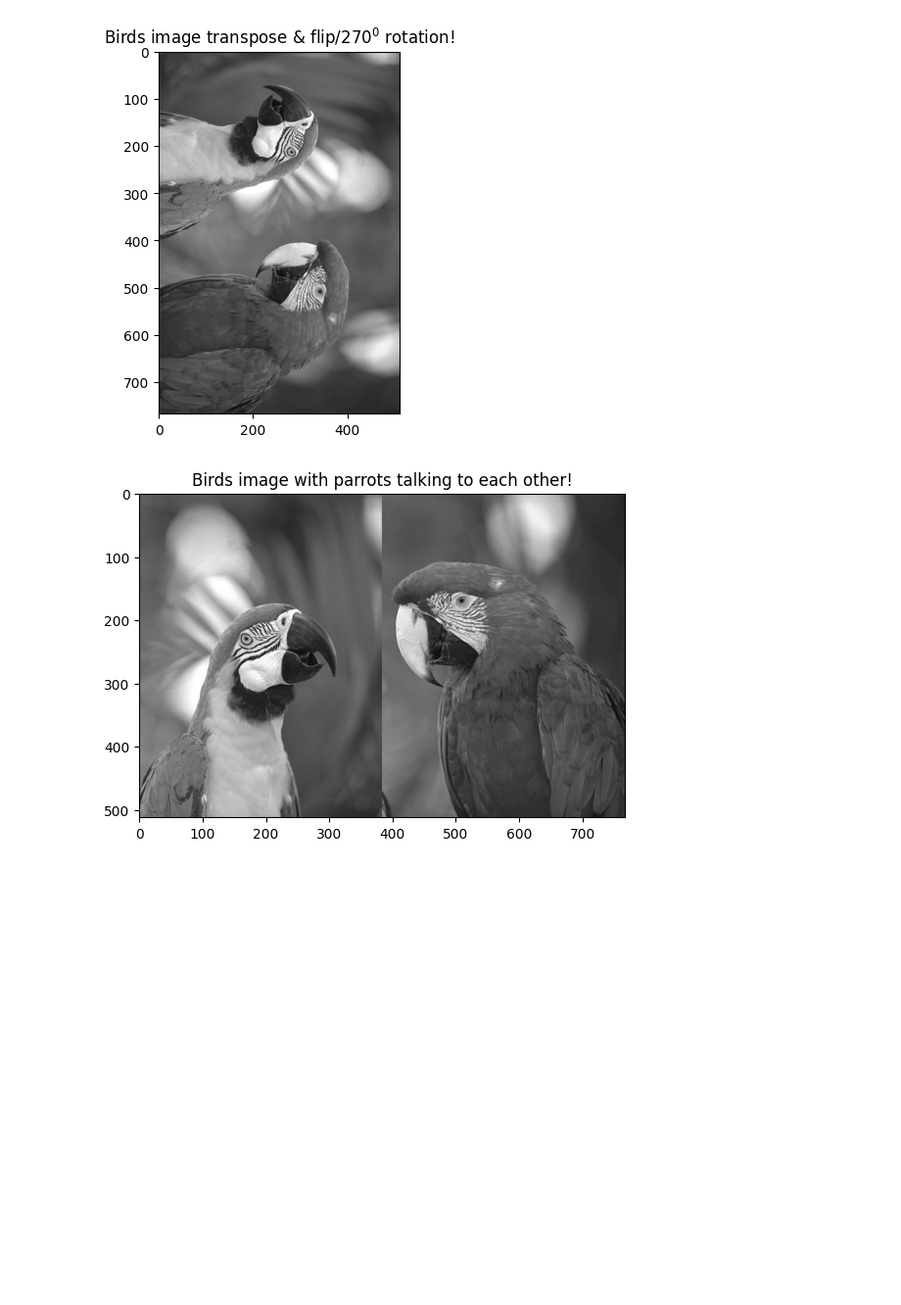
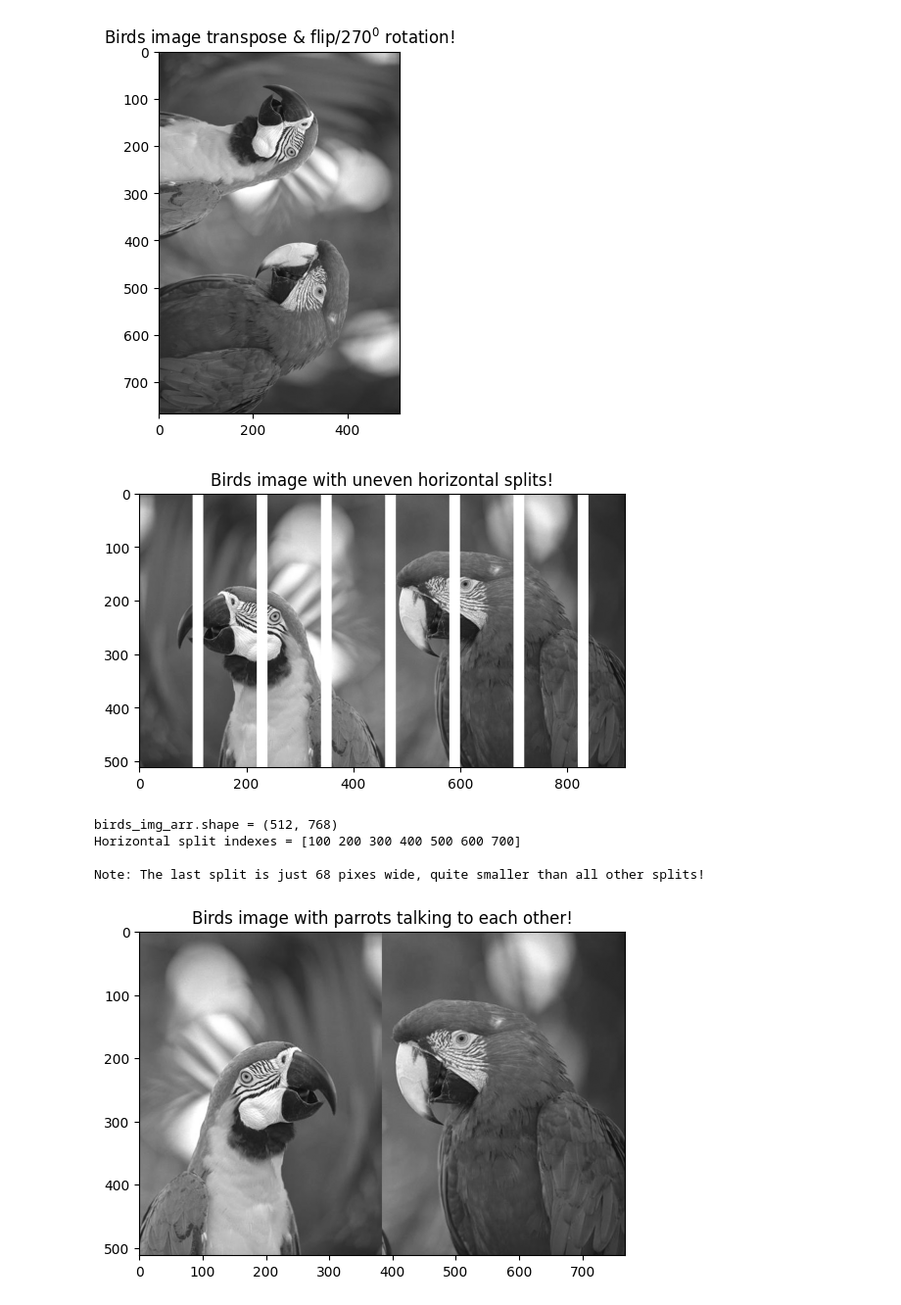
Before and after one commit to venkatbabukr/AllProjects, a Jupyter notebook: Scaler/Modules/Numpy_Buzz_Terms,_Nuances.ipynb, the cells around one changed output. Shown at 98% size. Saved outputs shown, nothing was run; the diff lists cells and outputs as text; code cells hidden in the pictures; blank space fills up the shorter version.

Commit message:
Numpy Nuances: Vectorization and uneven split examples added...

```diff
--- a/Scaler/Modules/Numpy_Buzz_Terms,_Nuances.ipynb
+++ b/Scaler/Modules/Numpy_Buzz_Terms,_Nuances.ipynb
@@ -1317,6 +1342,33 @@ show_image("Birds image transpose & flip/$270^0$ rotation!", birds_img_transpose
 [figure]
 [figure]
 [figure]
+# %%
+# Uneven splits of image...
+birds_img_shape = birds_img_arr.shape
+hsplit_idxs = np.arange(100, birds_img_shape[1], 100)
+birds_img_hsplits = np.hsplit(birds_img_arr, hsplit_idxs)
+delimiter = np.full((birds_img_shape[0], 20), 255)
+
+# Make new array with delimiters
+birds_img_hsplits_with_delim = [s for split in birds_img_hsplits for s in (split, delimiter)]
+# Remove the last delimiter ...
+birds_img_hsplits_with_delim = birds_img_hsplits_with_delim[:-1]
+
+birds_img_new_arr = np.hstack(birds_img_hsplits_with_delim)
+
+show_image("Birds image with uneven horizontal splits!", birds_img_new_arr, cmap='gray')
+print(f"""
+birds_img_arr.shape = {birds_img_arr.shape}
+Horizontal split indexes = {hsplit_idxs}
+
+Note: The last split is just 68 pixes wide, quite smaller than all other splits!
+""")
+# %% [output]
+[figure, added]
+birds_img_arr.shape = (512, 768)
+Horizontal split indexes = [100 200 300 400 500 600 700]
+
+Note: The last split is just 68 pixes wide, quite smaller than all other splits!
 # %%
 # Make parrots talk to each other...
 birds_img_hsplits = np.hsplit(birds_img_arr, 2)
```
Also changed, not shown: parts of 3 cells of this notebook.
